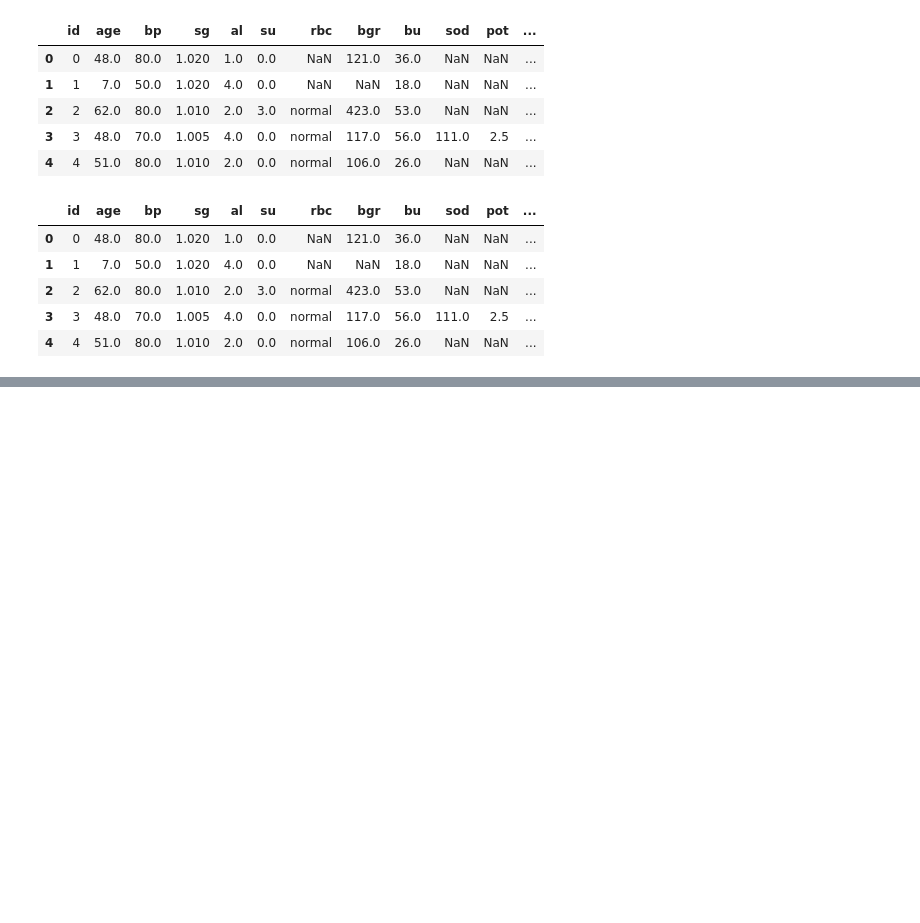
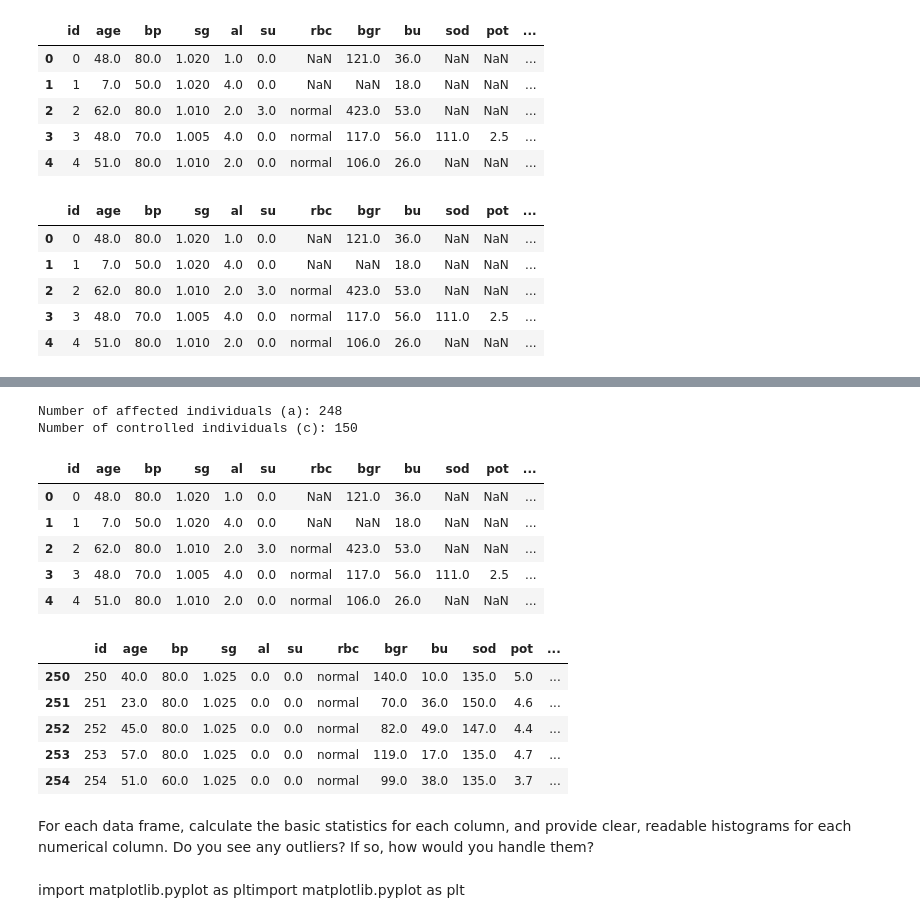
Before and after one commit to japuter/munDkko, a Jupyter notebook: assigment1.ipynb, the cells around one changed output, grey strips where cells are left out. Drawn from its saved outputs; the diff is of its cells as text; code cells hidden in the pictures; blank space fills up the shorter version.

```diff
--- a/assigment1.ipynb
+++ b/assigment1.ipynb
@@ -97,0 +165,29 @@ df.head()
+# %%
+df_a = df[df["class"] == "a"]  # Affected individuals
+df_c = df[df["class"] == "c"]  # Controlled individuals
+# %%
+print(f"Number of affected individuals (a): {df_a.shape[0]}")
+print(f"Number of controlled individuals (c): {df_c.shape[0]}")
+
+display(df_a.head())
+display(df_c.head())
+# %% [output]
+Number of affected individuals (a): 248
+Number of controlled individuals (c): 150
+|  | id | age | bp | sg | al | su | rbc | bgr | bu | sod | pot | ... |
+| 0 | 0 | 48.0 | 80.0 | 1.020 | 1.0 | 0.0 | NaN | 121.0 | 36.0 | NaN | NaN | ... |
+| 1 | 1 | 7.0 | 50.0 | 1.020 | 4.0 | 0.0 | NaN | NaN | 18.0 | NaN | NaN | ... |
+| 2 | 2 | 62.0 | 80.0 | 1.010 | 2.0 | 3.0 | normal | 423.0 | 53.0 | NaN | NaN | ... |
+| 3 | 3 | 48.0 | 70.0 | 1.005 | 4.0 | 0.0 | normal | 117.0 | 56.0 | 111.0 | 2.5 | ... |
+| 4 | 4 | 51.0 | 80.0 | 1.010 | 2.0 | 0.0 | normal | 106.0 | 26.0 | NaN | NaN | ... |
+|  | id | age | bp | sg | al | su | rbc | bgr | bu | sod | pot | ... |
+| 250 | 250 | 40.0 | 80.0 | 1.025 | 0.0 | 0.0 | normal | 140.0 | 10.0 | 135.0 | 5.0 | ... |
+| 251 | 251 | 23.0 | 80.0 | 1.025 | 0.0 | 0.0 | normal | 70.0 | 36.0 | 150.0 | 4.6 | ... |
+| 252 | 252 | 45.0 | 80.0 | 1.025 | 0.0 | 0.0 | normal | 82.0 | 49.0 | 147.0 | 4.4 | ... |
+| 253 | 253 | 57.0 | 80.0 | 1.025 | 0.0 | 0.0 | normal | 119.0 | 17.0 | 135.0 | 4.7 | ... |
+| 254 | 254 | 51.0 | 60.0 | 1.025 | 0.0 | 0.0 | normal | 99.0 | 38.0 | 135.0 | 3.7 | ... |
+# %% [markdown]
+For each data frame, calculate the basic statistics for each column, and provide clear, readable histograms for each numerical column. Do you see any outliers? If so, how would you handle them?
+# %% [markdown]
+
+import matplotlib.pyplot as pltimport matplotlib.pyplot as plt
```
Also changed, not shown: parts of 9 cells of this notebook.
